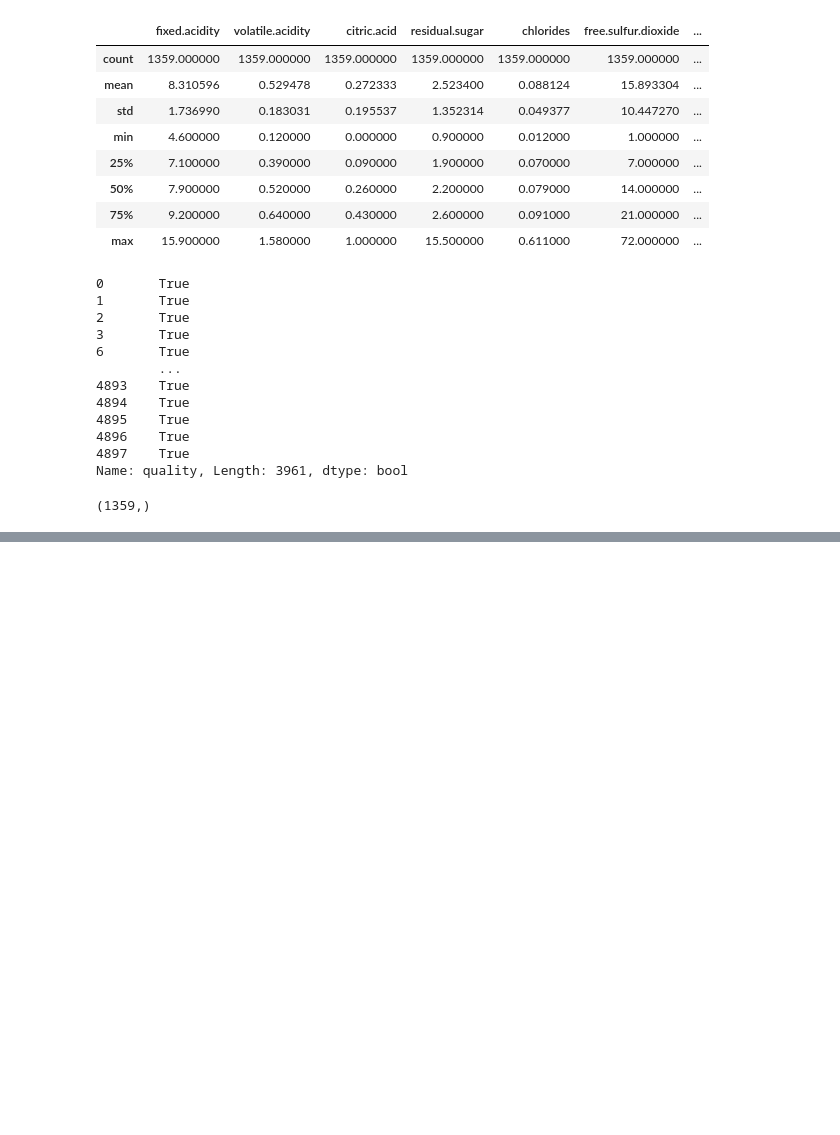
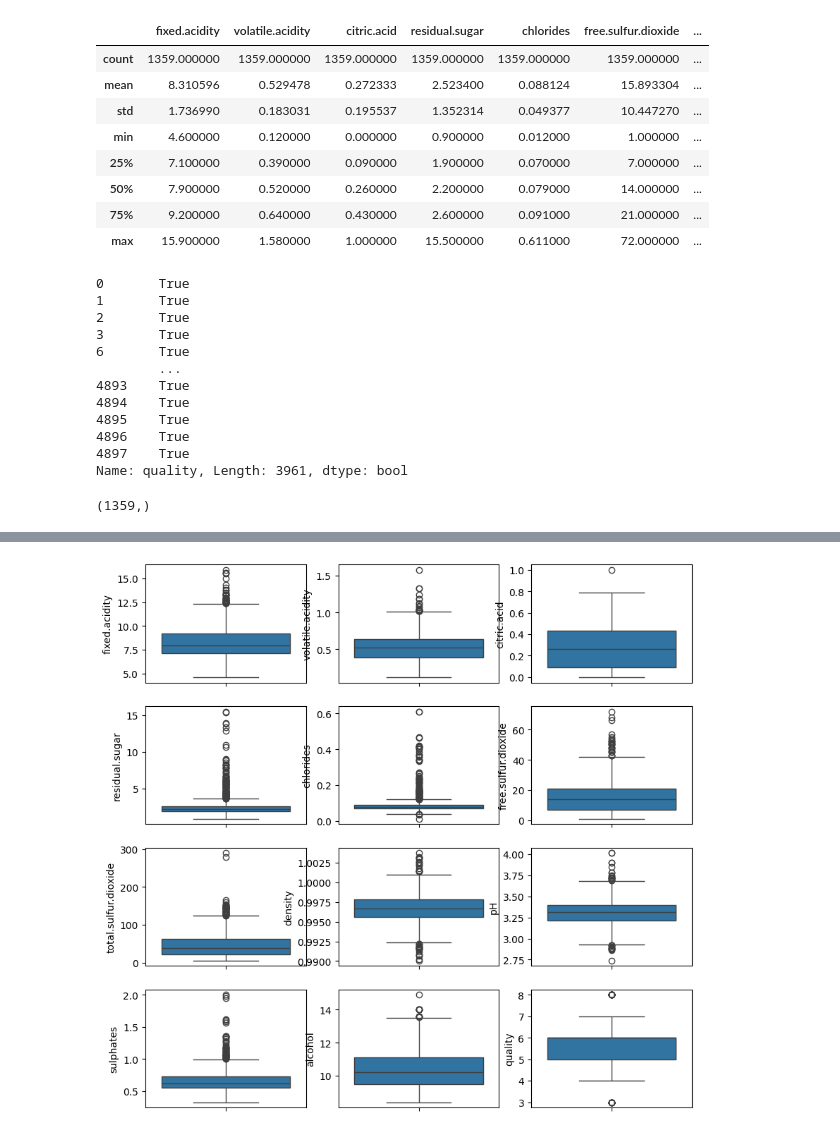
Before and after one commit to whoamisafal/wine_quality, a Jupyter notebook: main.ipynb, the cells around one changed output, grey strips where cells are left out. Drawn from its saved outputs; the diff is of its cells as text; code cells hidden in the pictures; blank space fills up the shorter version.

```diff
--- a/main.ipynb
+++ b/main.ipynb
@@ -217,0 +234,10 @@ quanlity_in_range_red.shape
+# %%
+# extract columns
+red_columns = list(red_wine_df.columns)
+# %%
+plt.figure(figsize=(10,10))
+for i in range(len(red_columns)):
+    plt.subplot(4,3,i+1)
+    sns.boxplot(data=red_wine_df[red_columns[i]])
+# %% [output]
+[figure, added]
```
Also changed, not shown: parts of 15 cells of this notebook.
